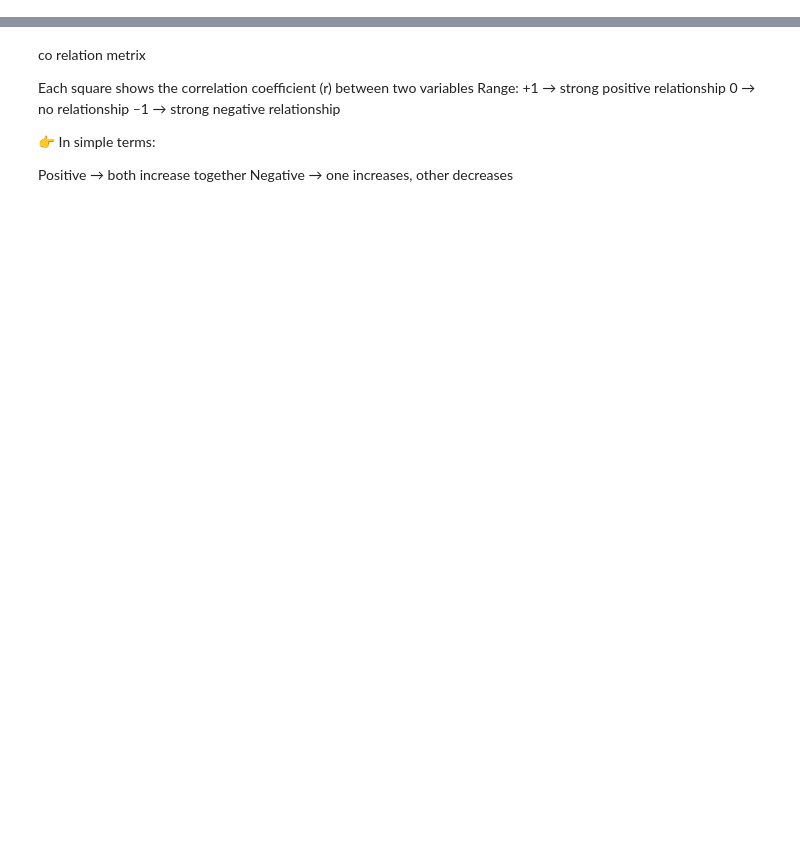
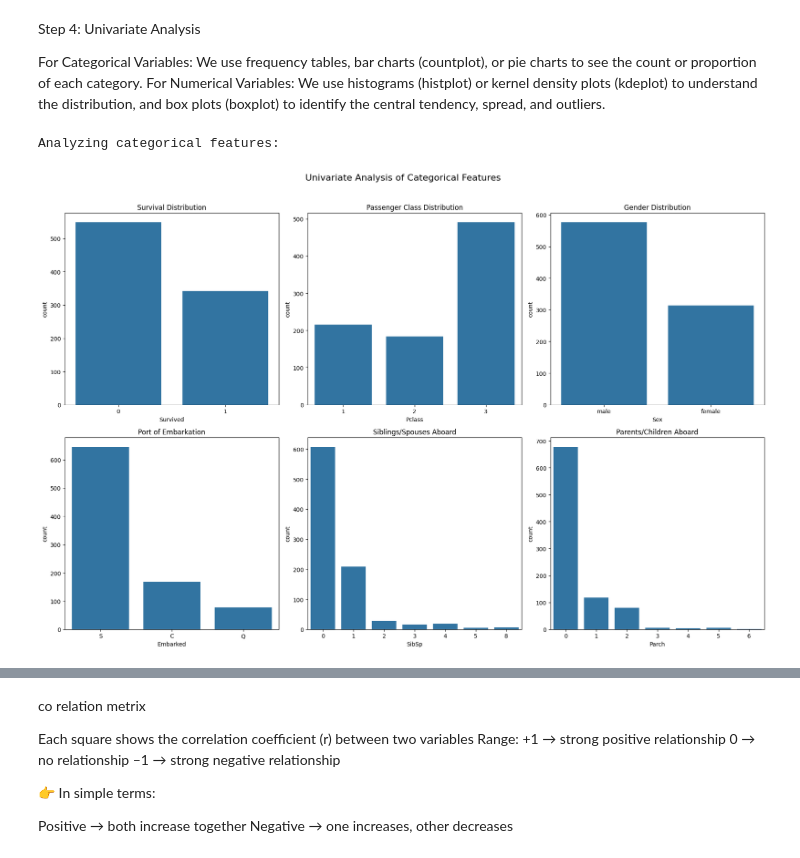
Before and after one commit to Madhura-55/EDA-Titanic-Dataset, a Jupyter notebook: eda_titanic.ipynb, the cells around one changed output, grey strips where cells are left out. Cells and saved outputs as stored; diff of their text form; code cells hidden in the pictures; blank space fills up the shorter version.

```diff
--- a/eda_titanic.ipynb
+++ b/eda_titanic.ipynb
@@ -29,0 +121,3 @@ titanic_df.head()
+# %%
+median_age = titanic_df['Age'].median()
+titanic_df['Age'] = titanic_df['Age'].fillna(median_age)
@@ -29,0 +129,6 @@ titanic_df.head()
+# %%
+mode_embarked = titanic_df['Embarked'].mode()[0]
+titanic_df['Embarked'] = titanic_df['Embarked'].fillna(mode_embarked)
+# %%
+titanic_df['Has_Cabin'] = titanic_df['Cabin'].notna().astype(int) # 1 if has cabin, 0 if not
+titanic_df.drop('Cabin', axis=1, inplace=True) # Drop the original column
@@ -29,0 +162,25 @@ titanic_df.head()
+# %% [markdown]
+Step 4: Univariate Analysis
+
+For Categorical Variables: We use frequency tables, bar charts (countplot), or pie charts to see the count or proportion of each category.
+For Numerical Variables: We use histograms (histplot) or kernel density plots (kdeplot) to understand the distribution, and box plots (boxplot) to identify the central tendency, spread, and outliers.
+# %%
+print("Analyzing categorical features:")
+
+# Set up the figure for plotting
+fig, axes = plt.subplots(2, 3, figsize=(18, 12))
+fig.suptitle('Univariate Analysis of Categorical Features', fontsize=16)
+
+# Plotting each categorical feature
+sns.countplot(ax=axes[0, 0], x='Survived', data=titanic_df).set_title('Survival Distribution')
+sns.countplot(ax=axes[0, 1], x='Pclass', data=titanic_df).set_title('Passenger Class Distribution')
+sns.countplot(ax=axes[0, 2], x='Sex', data=titanic_df).set_title('Gender Distribution')
+sns.countplot(ax=axes[1, 0], x='Embarked', data=titanic_df).set_title('Port of Embarkation')
+sns.countplot(ax=axes[1, 1], x='SibSp', data=titanic_df).set_title('Siblings/Spouses Aboard')
+sns.countplot(ax=axes[1, 2], x='Parch', data=titanic_df).set_title('Parents/Children Aboard')
+
+plt.tight_layout(rect=[0, 0, 1, 0.96])
+plt.show()
+# %% [output]
+Analyzing categorical features:
+[figure, added]
```
Also changed, not shown: parts of 32 cells of this notebook.
